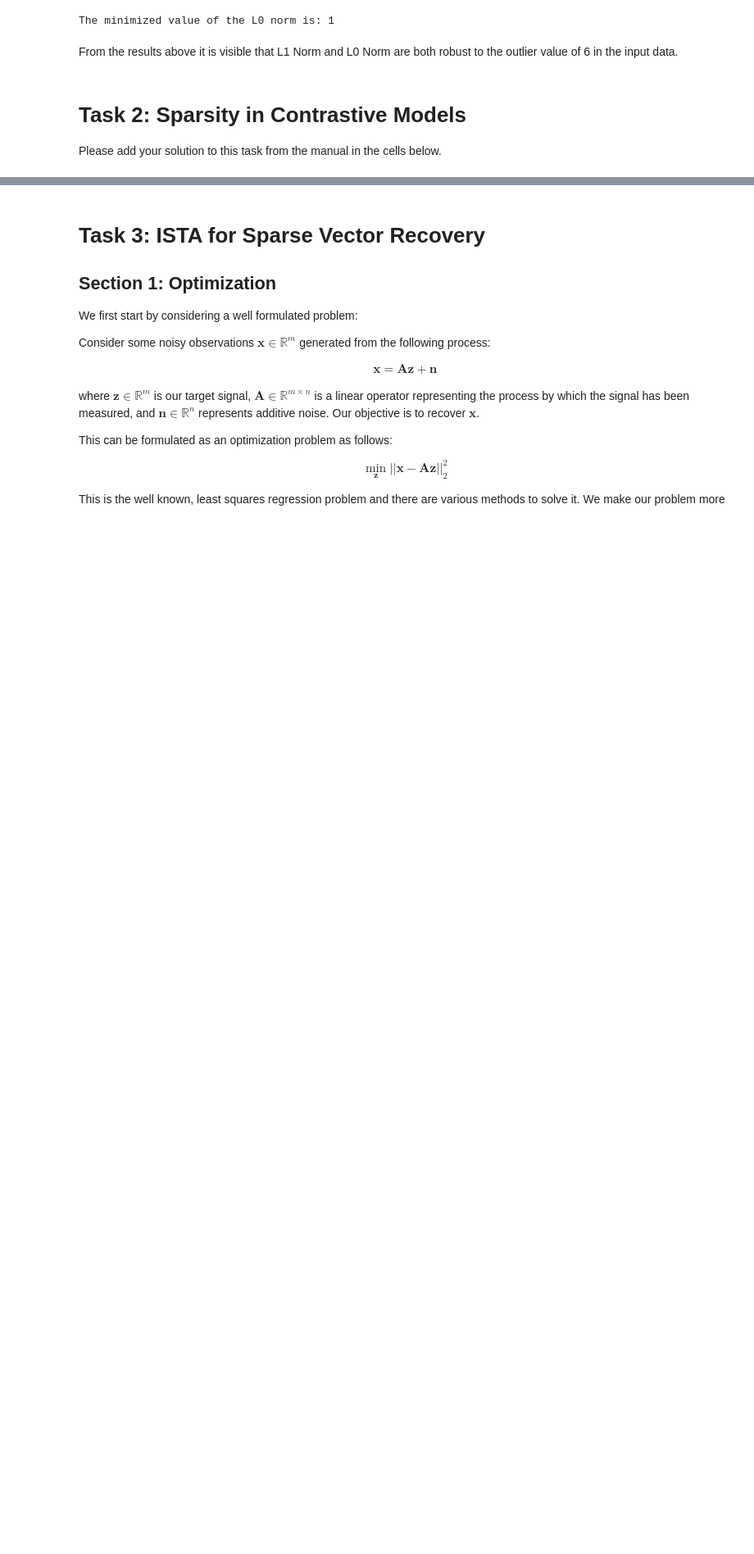
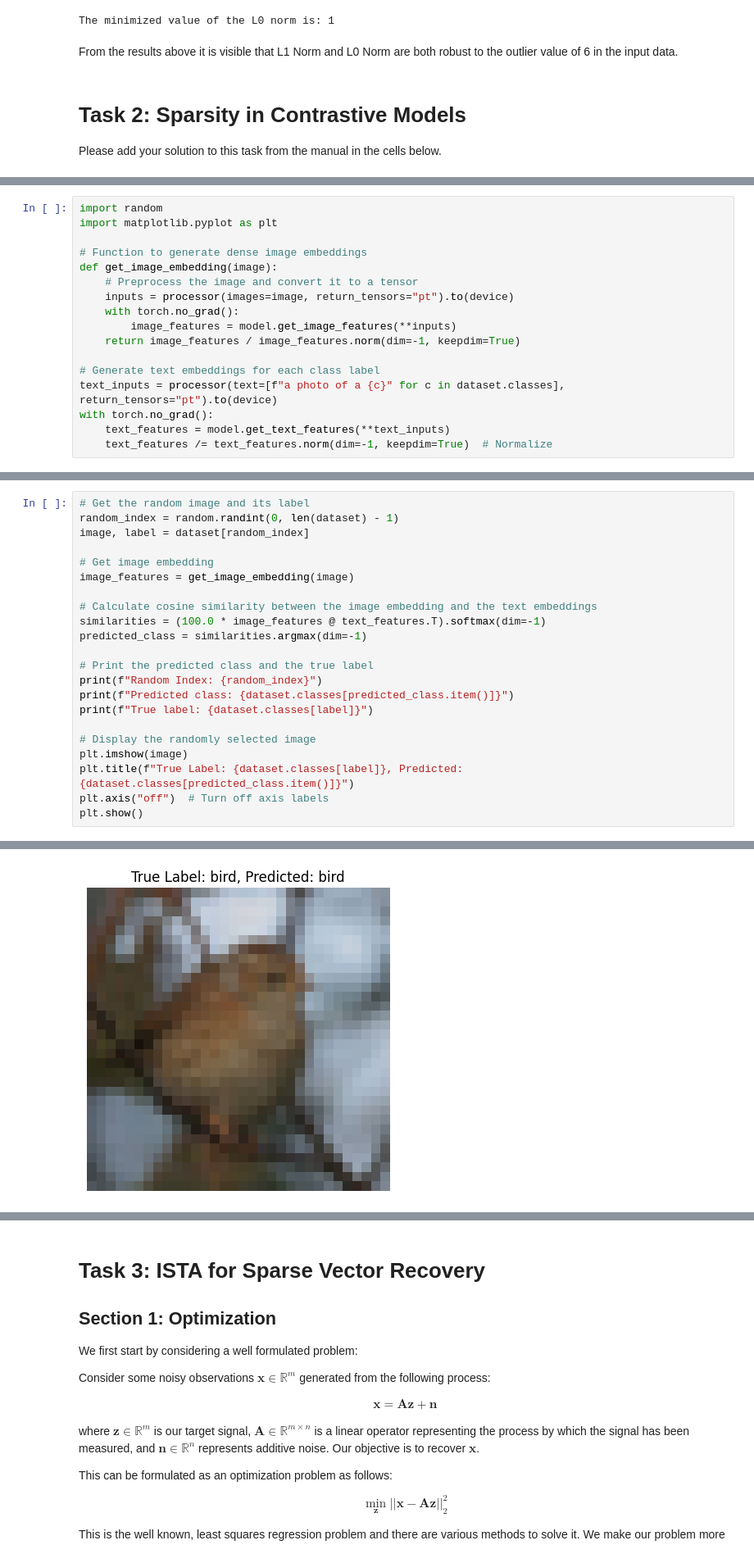
Before and after one commit to Jawamegamind/PA2-Deep-Unfolding-Unrolling, a Jupyter notebook: ATML Assignment 2.ipynb, the cells around one changed output, grey strips where cells are left out. Shown at 82% size. Drawn from its saved outputs; the diff is of its cells as text; blank space fills up the shorter version.

```diff
--- a/ATML Assignment 2.ipynb
+++ b/ATML Assignment 2.ipynb
@@ -76,0 +119,17 @@ Please add your solution to this task from the manual in the cells below.
+# %%
+import random
+import matplotlib.pyplot as plt
+
+# Function to generate dense image embeddings
+def get_image_embedding(image):
+    # Preprocess the image and convert it to a tensor
+    inputs = processor(images=image, return_tensors="pt").to(device)
+    with torch.no_grad():
+        image_features = model.get_image_features(**inputs)
+    return image_features / image_features.norm(dim=-1, keepdim=True)
+
+# Generate text embeddings for each class label
+text_inputs = processor(text=[f"a photo of a {c}" for c in dataset.classes], return_tensors="pt").to(device)
+with torch.no_grad():
+    text_features = model.get_text_features(**text_inputs)
+    text_features /= text_features.norm(dim=-1, keepdim=True)  # Normalize
@@ -76,0 +138,23 @@ Please add your solution to this task from the manual in the cells below.
+# %%
+# Get the random image and its label
+random_index = random.randint(0, len(dataset) - 1)
+image, label = dataset[random_index]
+
+# Get image embedding
+image_features = get_image_embedding(image)
+
+# Calculate cosine similarity between the image embedding and the text embeddings
+similarities = (100.0 * image_features @ text_features.T).softmax(dim=-1)
+predicted_class = similarities.argmax(dim=-1)
+
+# Print the predicted class and the true label
+print(f"Random Index: {random_index}")
+print(f"Predicted class: {dataset.classes[predicted_class.item()]}")
+print(f"True label: {dataset.classes[label]}")
+
+# Display the randomly selected image
+plt.imshow(image)
+plt.title(f"True Label: {dataset.classes[label]}, Predicted: {dataset.classes[predicted_class.item()]}")
+plt.axis("off")  # Turn off axis labels
+plt.show()
+# %% [output]
@@ -76,0 +164 @@ Please add your solution to this task from the manual in the cells below.
+[figure, added]
```
Also changed, not shown: parts of 36 cells of this notebook.
